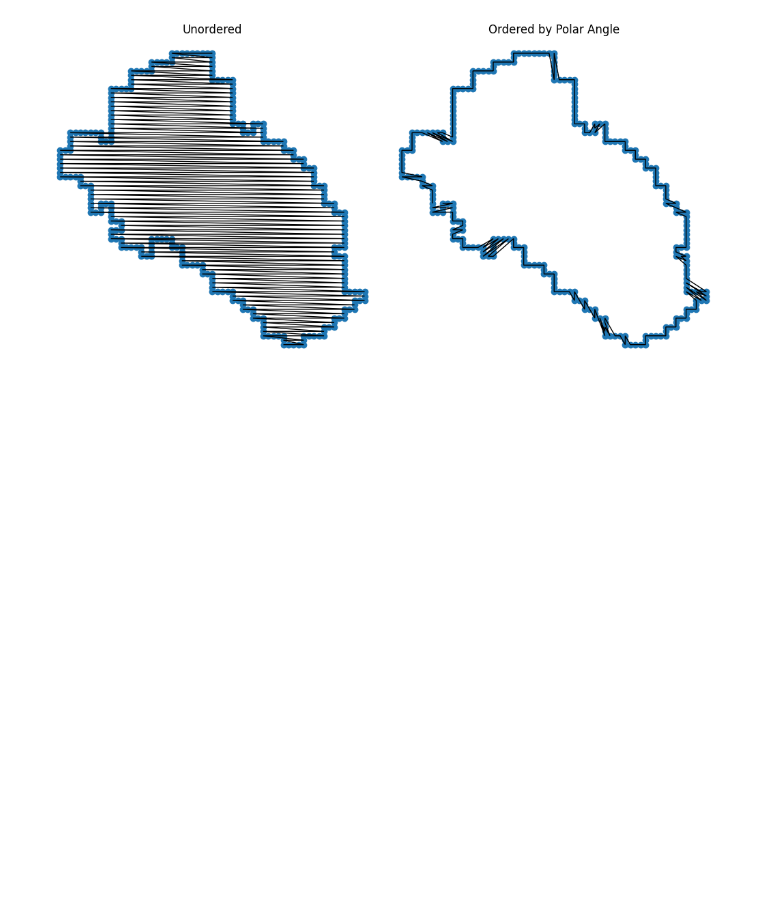
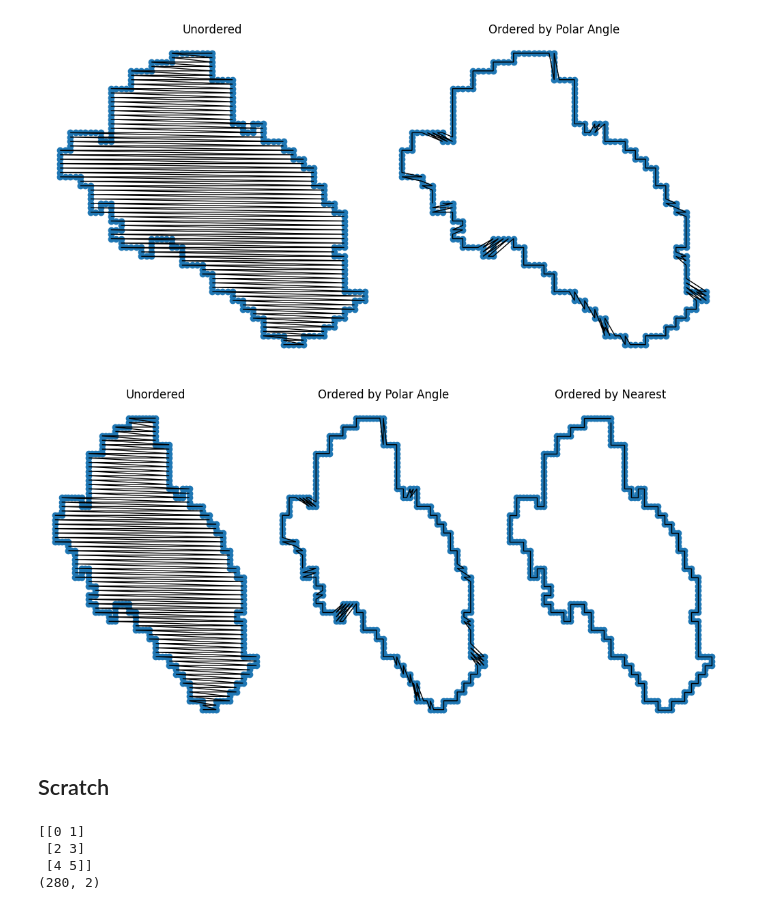
Before and after one commit to GusBusDraws/mhe-analysis, a Jupyter notebook: nbs/45-sem-subpixel.ipynb, the cells around one changed output. Saved outputs shown, nothing was run; the diff lists cells and outputs as text; code cells hidden in the pictures; blank space fills up the shorter version.

Commit message:
Add nearest ordering to NB 45

```diff
--- a/nbs/45-sem-subpixel.ipynb
+++ b/nbs/45-sem-subpixel.ipynb
@@ -202,3 +203,64 @@ for a in axes:
     a.set_axis_off()
 # %% [output]
 [figure]
+# %%
+subpixel_bounds = segmentation.find_boundaries(
+    merge_labeled == 47, mode='subpixel').astype(np.ubyte)
+coords = np.transpose(np.nonzero(subpixel_bounds))
+x = subpixel_bounds[:, 1]
+y = subpixel_bounds[:, 0]
+df = pd.DataFrame(data={'x': x, 'y': y})
+fig, axes = plt.subplots(
+    1, 3, figsize=(10, 5), constrained_layout=True, facecolor='white')
+axes[0].scatter(coords[:, 1], coords[:, 0])
+axes[0].add_patch(
+    patches.Polygon(np.flip(coords), closed=False, fill=False))
+axes[0].set_title('Unordered')
+# Compute centroid
+cent=(sum(coords[:, 1])/len(coords), sum(coords[:, 0])/len(coords))
+
+# Sort by polar angle
+ordered = np.array(
+    sorted(coords, key=lambda p: math.atan2(p[0]-cent[1], p[1]-cent[0])))
+ordered_loop = np.zeros((ordered.shape[0] + 1, 2))
+ordered_loop[-1, :] = ordered[0, :]
+ordered_loop[:-1, :] = ordered
+# Plot polar ordered points
+axes[1].scatter(ordered[:, 1], ordered[:, 0])
+axes[1].add_patch(
+    patches.Polygon(np.flip(ordered_loop), closed=False, fill=False))
+axes[1].set_title('Ordered by Polar Angle')
+
+# Order points by nearest
+loop_list = [tuple(coords[-1])]
+not_added = list(map(tuple, coords[:-1]))
+while len(loop_list) < coords.shape[0]:
+    pt = tuple(loop_list[-1])
+    distances = spatial.distance_matrix([pt], not_added)[0]
+    nearest_i = np.argmin(distances)
+    nearest_pt = not_added[nearest_i]
+    not_added.pop(nearest_i)
+    loop_list.append(nearest_pt)
+loop_list.append(loop_list[0])
+# Plot nearest ordered points
+axes[2].scatter(ordered[:, 1], ordered[:, 0])
+axes[2].add_patch(
+    patches.Polygon(np.flip(loop_list), closed=False, fill=False))
+axes[2].set_title('Ordered by Nearest')
+for a in axes:
+    a.set_axis_off()
+# %% [output]
+[figure, added]
+# %% [markdown]
+## Scratch
+# %%
+points = np.arange(6).reshape(-1, 2)
+print(points)
+points_list = [(0, 1), (2, 3), (4, 5)]
+np.array(points_list)
+print(coords.shape)
+# %% [output]
+[[0 1]
+ [2 3]
+ [4 5]]
+(280, 2)
```
Also changed, not shown: parts of 3 cells of this notebook, 1 other file.
